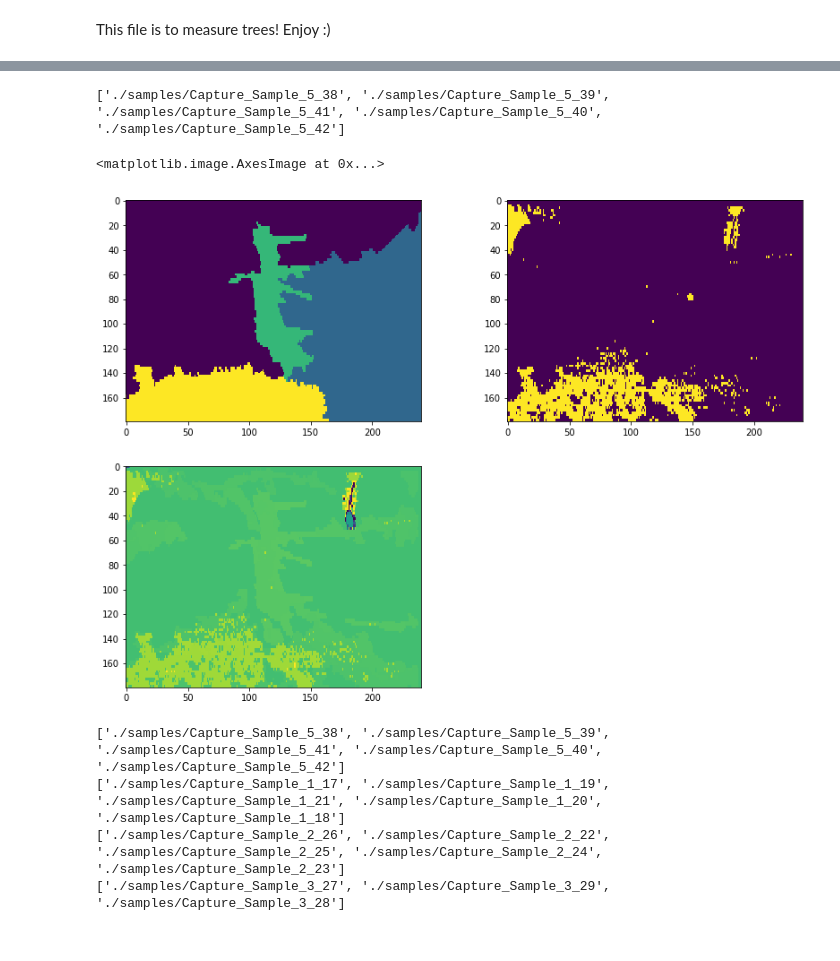
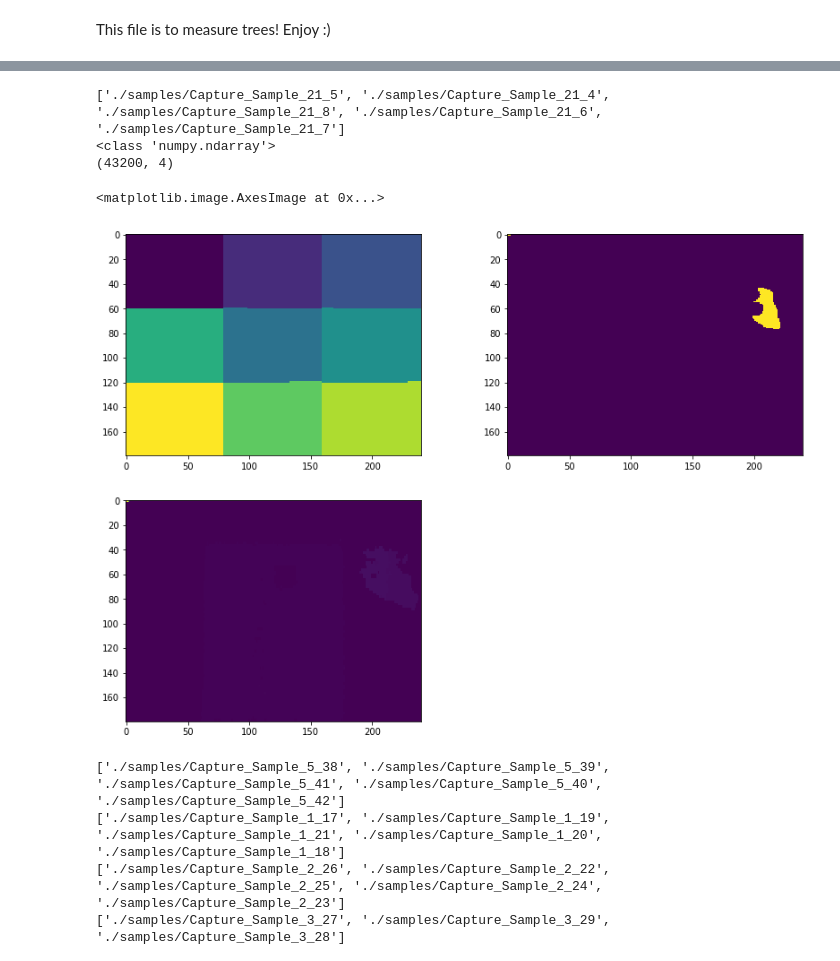
Before and after one commit to ameliaholcomb/trees, a Jupyter notebook: TreeProcessing/TreeProcessor.ipynb, the cells around one changed output, grey strips where cells are left out. Cells and saved outputs as stored; diff of their text form; code cells hidden in the pictures.

Commit message:
Processing data better, working on depth

```diff
--- a/TreeProcessing/TreeProcessor.ipynb
+++ b/TreeProcessing/TreeProcessor.ipynb
@@ -10,31 +10,3 @@ import skimage.segmentation as seg
 import skimage.filters as filters
 from skimage.restoration import (denoise_tv_chambolle, denoise_bilateral,
                                  denoise_wavelet, estimate_sigma)
-# %%
-%matplotlib inline
-
-TREE_DIR = './samples'
-SHAPE = (180, 240)
-
-def read_tree_sample(sample_num):
-    sample_data = glob.glob('{0}/Capture_Sample_{1}*'.format(TREE_DIR, sample_num))
-
-    data = {i: None for i in range(len(sample_data))}
-
-    print(sample_data)
-
-    for i, data_file in enumerate(sample_data):
-        data[i] = np.genfromtxt(sample_data[i], delimiter=',')
-
-    return data
-
-
-def heatmap(sample_num, data_num):
-    # Read in the data
-    data = read_tree_sample(sample_num)
-    d = data[data_num]
-    return np.reshape(d[:,2], SHAPE)
-
-
-
-plt.imshow(heatmap(1, 4))
@@ -45,40 +192,45 @@ plt.imshow(heatmap(1, 4))
 # %%
 # Part 1: Simple image segmentation to estimate diameter from this angle
-sample_num = 5
-data_num = 2
+sample_num = 1
+data_num = 0
 
-def get_data(sample_num, data_num, confidence=False):
-    data = read_tree_sample(sample_num)
+def get_data(sample_num, data_num, raw_data=False, confidence=False):
+    data = read_tree_sample(sample_num, raw_data=raw_data)
+    print(type(data[data_num]))
     d = data[data_num]
+    print(d.shape)
+
 
     if confidence:
         im = np.reshape(d[:,2:], (*SHAPE, 2))
     else:
         im = np.reshape(d[:,2], SHAPE)
     return im
 
 def segment_thresh(im):
     im_thresh = filters.threshold_otsu(im)
     return im > im_thresh
 
 def segment_slic(im):
     return seg.slic(im, n_segments=9, sigma=0.1)
 
 def denoise_tv(im):
     return denoise_tv_chambolle(im, weight=0.3)
 
-im = get_data(sample_num, data_num, confidence=True)
+im = get_data(sample_num, data_num, raw_data=False, confidence=True)
 fig = plt.figure(2, figsize=(14,10))
 ax1 = fig.add_subplot(2,2,1)
 ax1.imshow(segment_slic(im[:,:,0]))
 ax2 = fig.add_subplot(2,2,2)
 ax2.imshow(segment_thresh(denoise_tv(im[:,:,0])))
 ax3 = fig.add_subplot(2,2,3)
 ax3.imshow(im[:,:,0])
 # %% [output]
-['./samples/Capture_Sample_5_38', './samples/Capture_Sample_5_39', './samples/Capture_Sample_5_41', './samples/Capture_Sample_5_40', './samples/Capture_Sample_5_42']
+['./samples/Capture_Sample_21_5', './samples/Capture_Sample_21_4', './samples/Capture_Sample_21_8', './samples/Capture_Sample_21_6', './samples/Capture_Sample_21_7']
+<class 'numpy.ndarray'>
+(43200, 4)
 <matplotlib.image.AxesImage at 0x...>
-[figure, old version]
+[figure, new version]
 # %%
 ## Comparison of parameter variation for each data point
 
```
Also changed, not shown: parts of 3 cells of this notebook, 39 other files.
